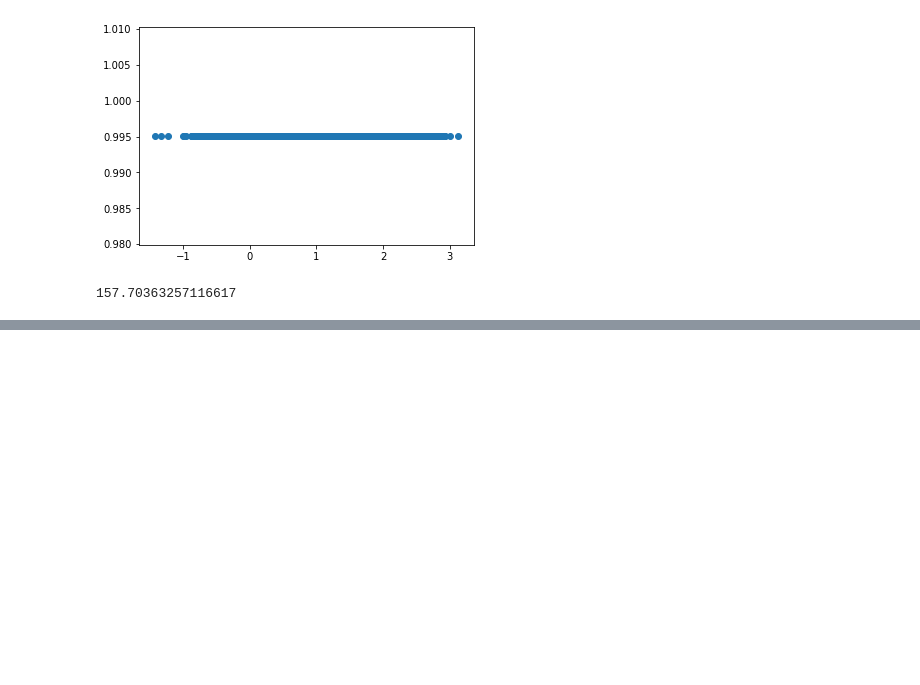
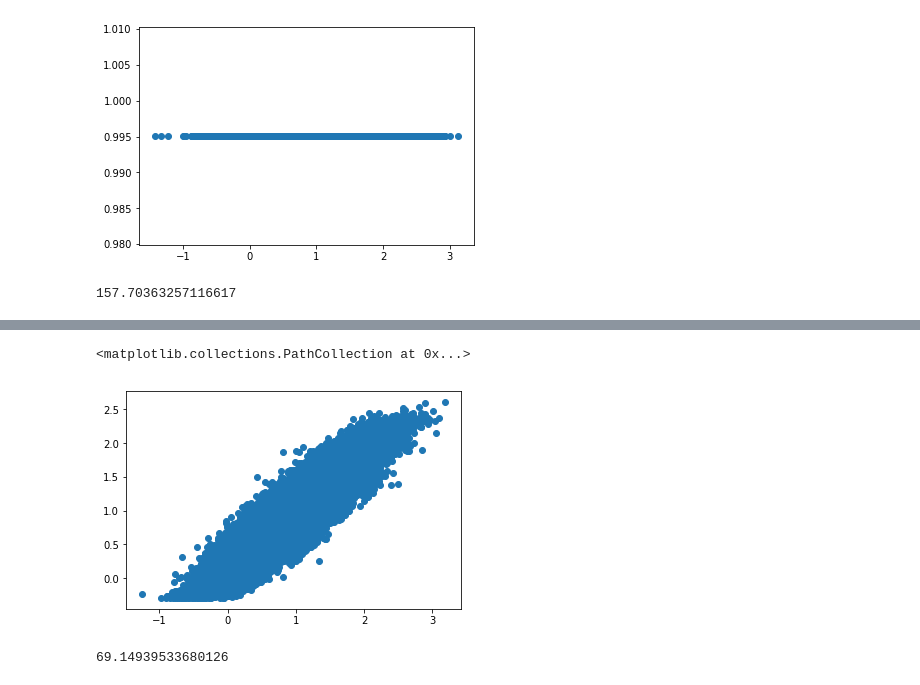
Before and after one commit to keiikegami/HeteroTreatment, a Jupyter notebook: simulation.ipynb, the cells around one changed output, grey strips where cells are left out. Drawn from its saved outputs; the diff is of its cells as text; code cells hidden in the pictures; blank space fills up the shorter version.

```diff
--- a/simulation.ipynb
+++ b/simulation.ipynb
@@ -293,0 +403,17 @@ dist_nn2
+# %%
+# effect on new sample
+x_new1 = np.hstack((np.hstack((np.hstack((const, z_new)), np.ones((sample_size,1)))), z_new))
+x_new0 = np.hstack((np.hstack((np.hstack((const, z_new)), np.zeros((sample_size,1)))), np.zeros((sample_size,1))))
+
+ITE_on_newsample_nn = nn.predict(x_new1) - nn.predict(x_new0)
+
+plt.scatter(true_ITE_newsample, ITE_on_newsample_nn)
+# %% [output]
+<matplotlib.collections.PathCollection at 0x...>
+[figure, added]
+# %%
+diff_nn2 = np.subtract(true_ITE_newsample, ITE_on_newsample_nn)
+dist_nn2 = np.sqrt(np.sum([i**2 for i in diff_nn2]))
+dist_nn2
+# %% [output]
+69.14939533680126
```
Also changed, not shown: parts of 14 cells of this notebook.
